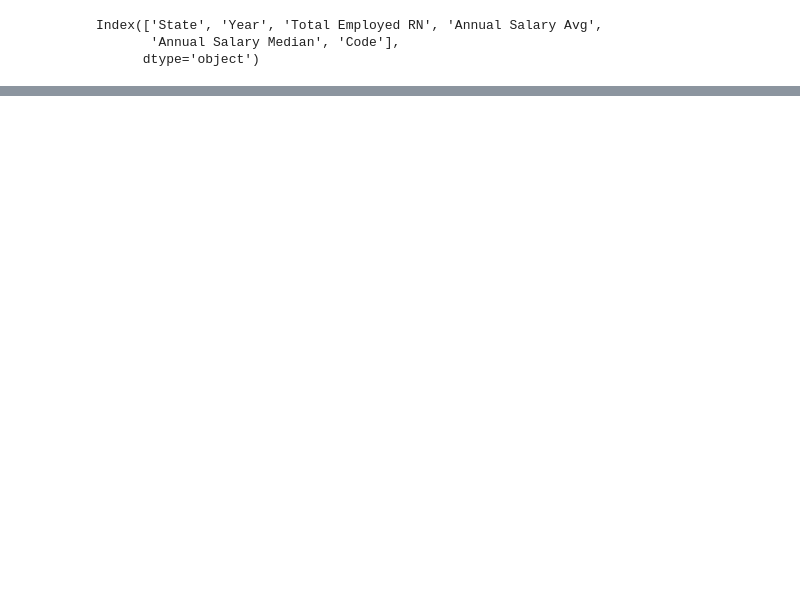
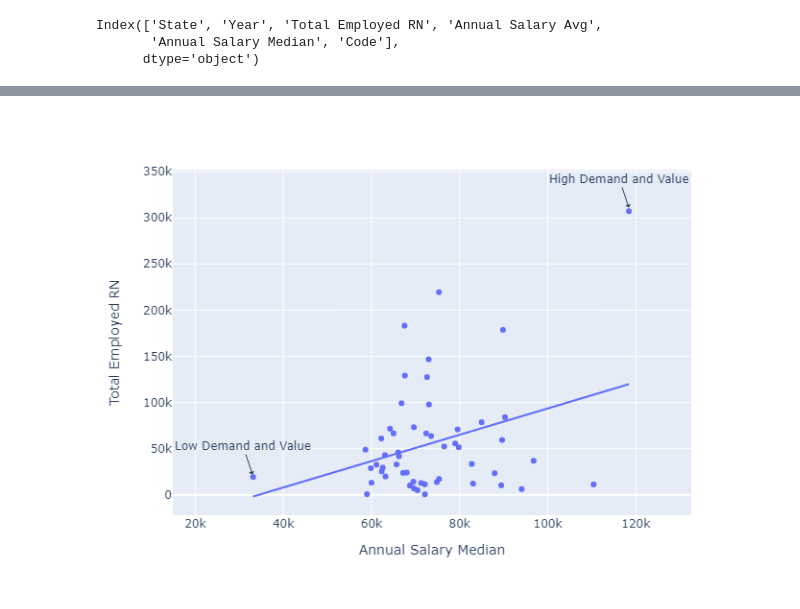
Before and after one commit to shawnd29/Tidy-Tuesday, a Jupyter notebook: Tidy-Tuesday-Insights/nurses.ipynb, the cells around one changed output, grey strips where cells are left out. Saved outputs shown, nothing was run; the diff lists cells and outputs as text; code cells hidden in the pictures; blank space fills up the shorter version.

```diff
--- a/Tidy-Tuesday-Insights/nurses.ipynb
+++ b/Tidy-Tuesday-Insights/nurses.ipynb
@@ -179,12 +192,10 @@ fig.add_annotation(
 fig.show()
 # %% [output]
 [interactive output not drawn]
-# %%
-fig.add_trace(go.Scatter(
-    x=[0, 1, 2],
-    y=[2, 2, 2],
-    mode="markers+text",
-    name="Markers and Text",
-    text=["Text D", "Text E", "Text F"],
-    textposition="bottom center"
-))
+# %%
+# Display Output in production
+img_bytes = fig.to_image(format="png")
+from IPython.display import Image
+Image(img_bytes)
+# %% [output]
+[figure, added]
```
Also changed, not shown: parts of 6 cells of this notebook, 15 other files.
